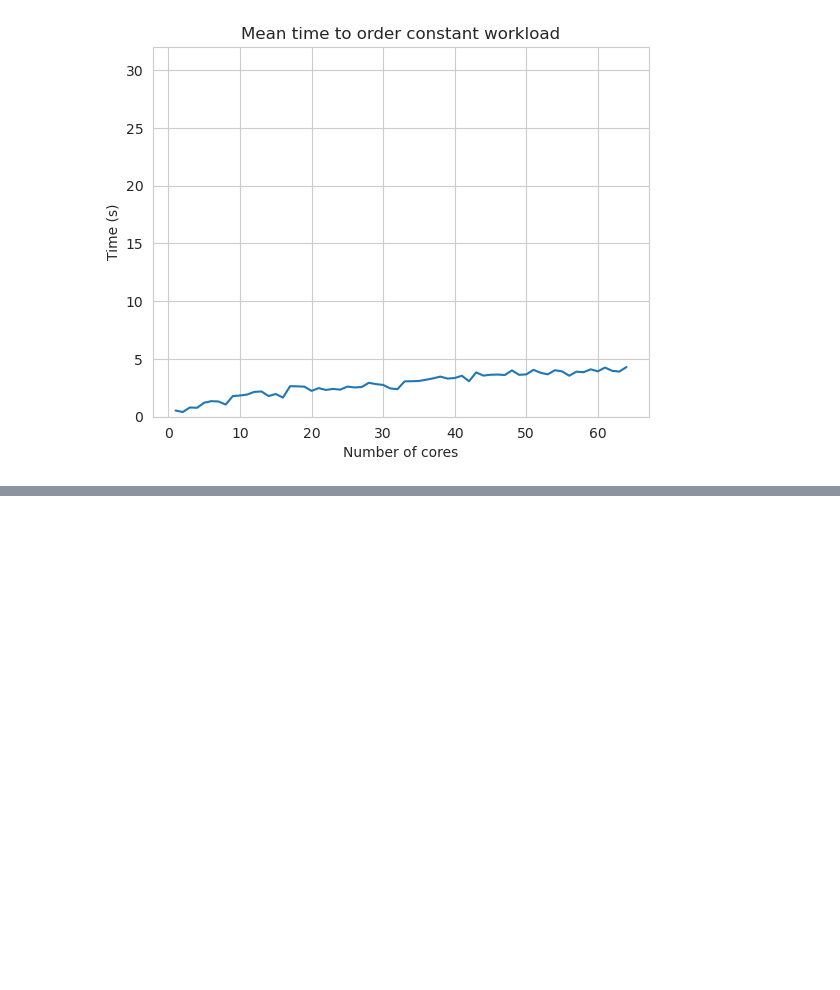
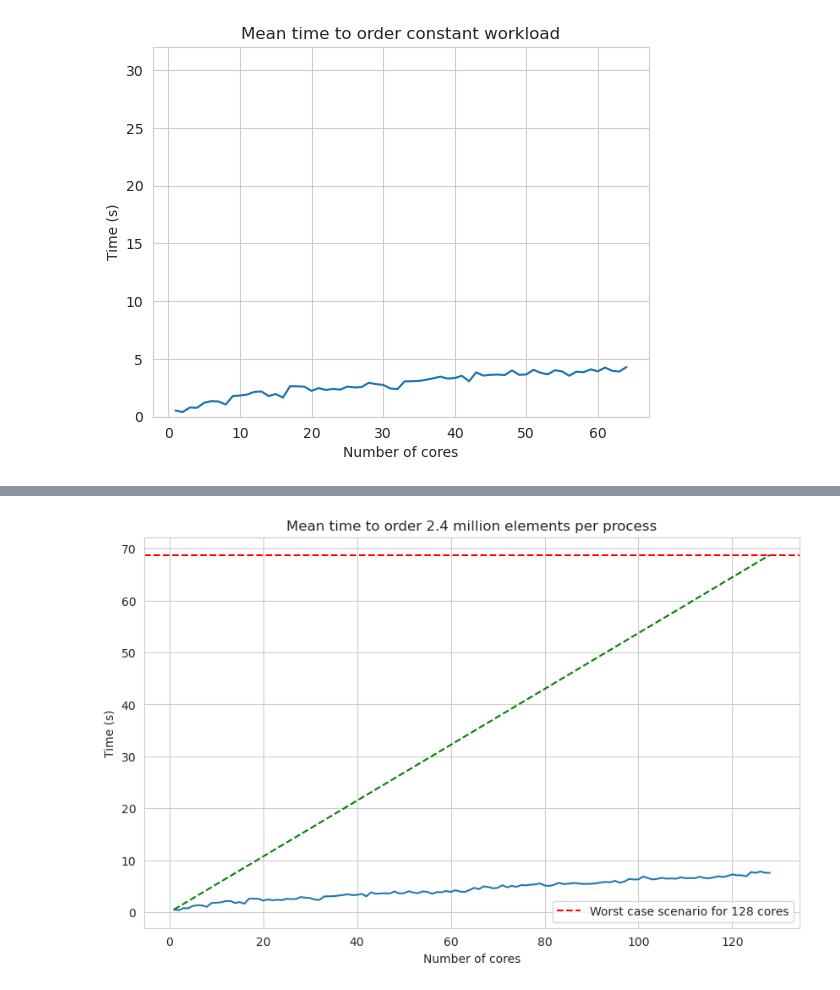
Before and after one commit to ValentinisAlessio/HPC_final_project, a Jupyter notebook: exercise2/plots/wmpi.ipynb, the cells around one changed output, grey strips where cells are left out. Saved outputs shown, nothing was run; the diff lists cells and outputs as text; code cells hidden in the pictures; blank space fills up the shorter version.

```diff
--- a/exercise2/plots/wmpi.ipynb
+++ b/exercise2/plots/wmpi.ipynb
@@ -44,3 +44,6 @@ ax.set_ylabel('Time (s)')
 plt.show()
 # %% [output]
 [figure]
+# %%
+df1 = pd.read_csv('../data/wmpi2_timings2400000.csv')
+df1.head()
@@ -46,0 +57,23 @@ plt.show()
+# %%
+total_wmpi = pd.concat([df, df1], ignore_index=True)
+
+mean_times_total = total_wmpi.groupby('Cores')['Time'].mean().reset_index()
+
+ax = sns.lineplot(x="Cores", y="Time", data=mean_times_total)
+
+#ax.set(ylim=(0, 68))
+ax.axhline(mean_times_total['Time'][0]*128, ls='--', color='r', label='Worst case scenario for 128 cores')
+x = np.arange(1, 129)
+y = mean_times_total['Time'][0]*x
+plt.plot(x, y, 'g--')
+
+ax.set_title('Mean time to order 2.4 million elements per process')
+ax.set_xlabel('Number of cores')
+ax.set_ylabel('Time (s)')
+plt.legend()
+
+fig = plt.gcf()
+fig.set_size_inches(10, 6)
+plt.show()
+# %% [output]
+[figure, added]
```
Also changed, not shown: parts of 1 cell of this notebook, 7 other files.
